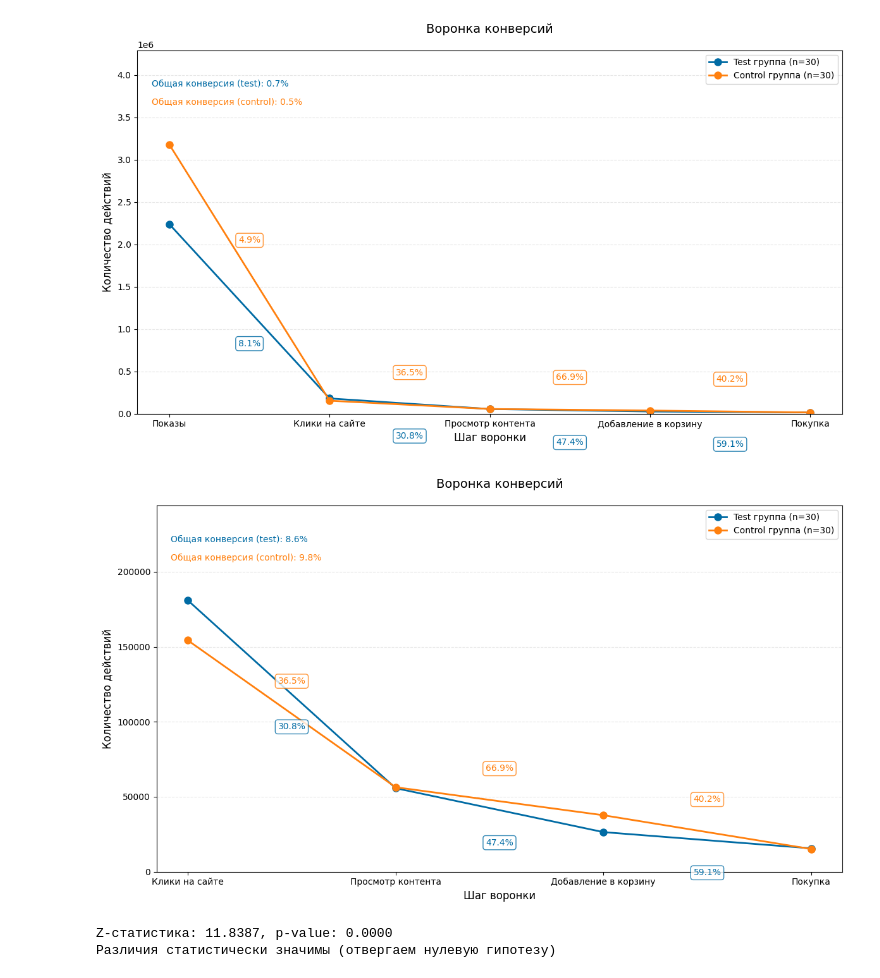
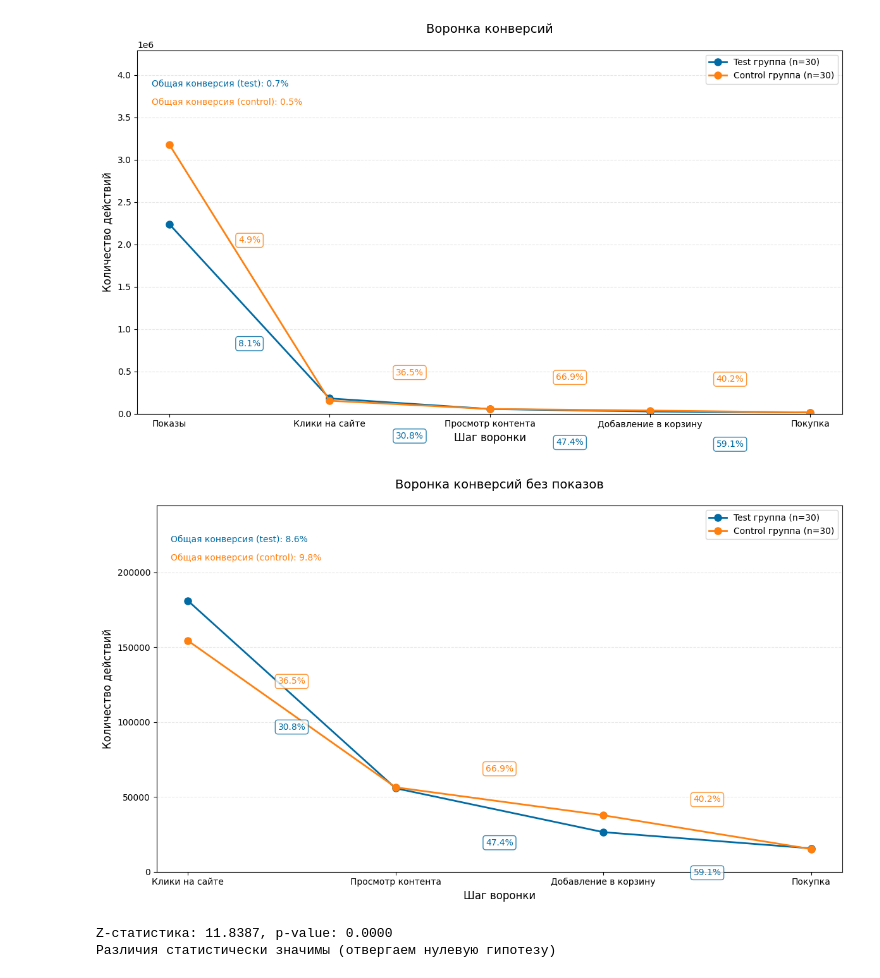
Before and after one commit to DataVoyager220/A-B-test, a Jupyter notebook: A_B_test_2_0.ipynb, the cells around one changed output. Cells and saved outputs as stored; diff of their text form; code cells hidden in the pictures.

```diff
--- a/A_B_test_2_0.ipynb
+++ b/A_B_test_2_0.ipynb
@@ -279,19 +279,19 @@ plot_funnel(
 # %%
 # Построение графика
 funnel_steps = ['website_clicks', 'view_content', 'add_to_cart', 'purchase']
 step_names = ['Клики на сайте', 'Просмотр контента', 'Добавление в корзину', 'Покупка']
 palette = {'test': '#006BA4', 'control': '#FF800E'}
 
 plot_funnel(
     df=pd.concat([df_test, df_control]),
     funnel_steps=funnel_steps,
     step_names=step_names,
     palette=palette,
-    title='Воронка конверсий',
+    title='Воронка конверсий без показов',
     figsize=(12, 7)
 )
 # %% [output]
-[figure, old version]
+[figure, new version]
 # %%
 from statsmodels.stats.proportion import proportions_ztest
 
```
Also changed, not shown: parts of 2 cells of this notebook.
